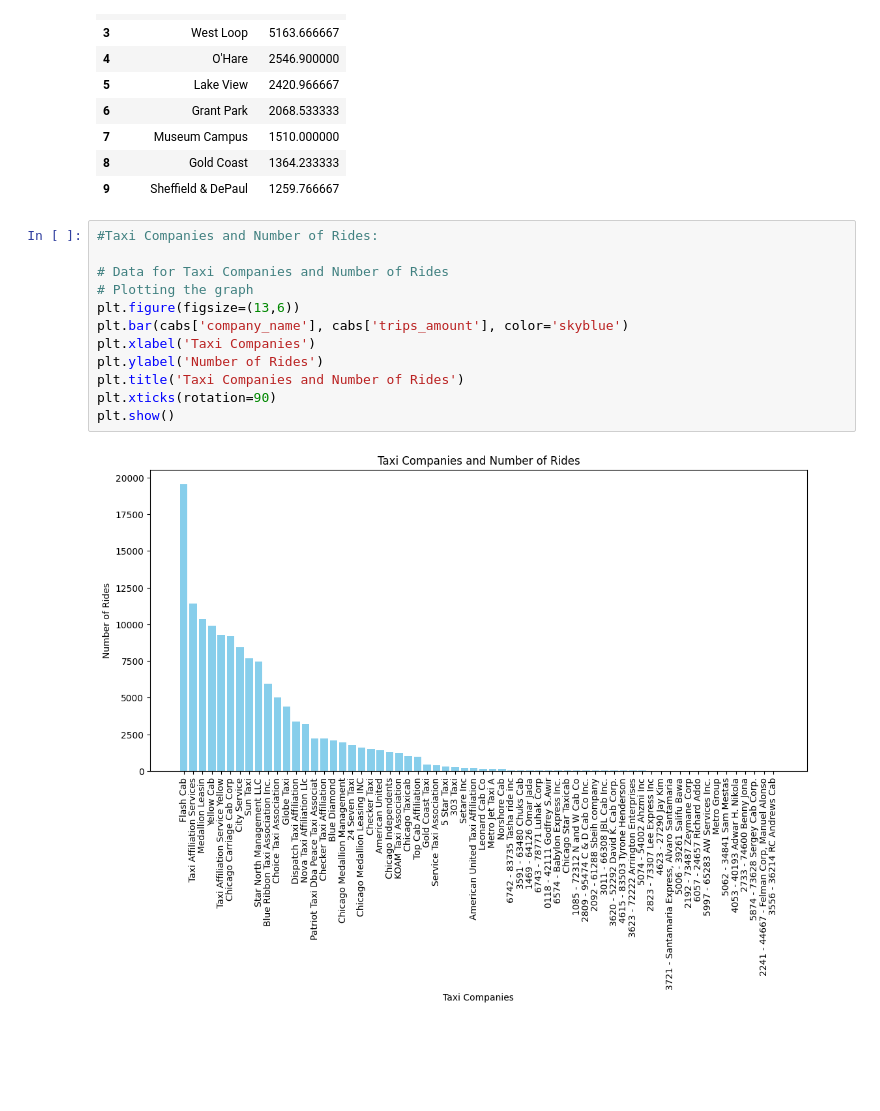
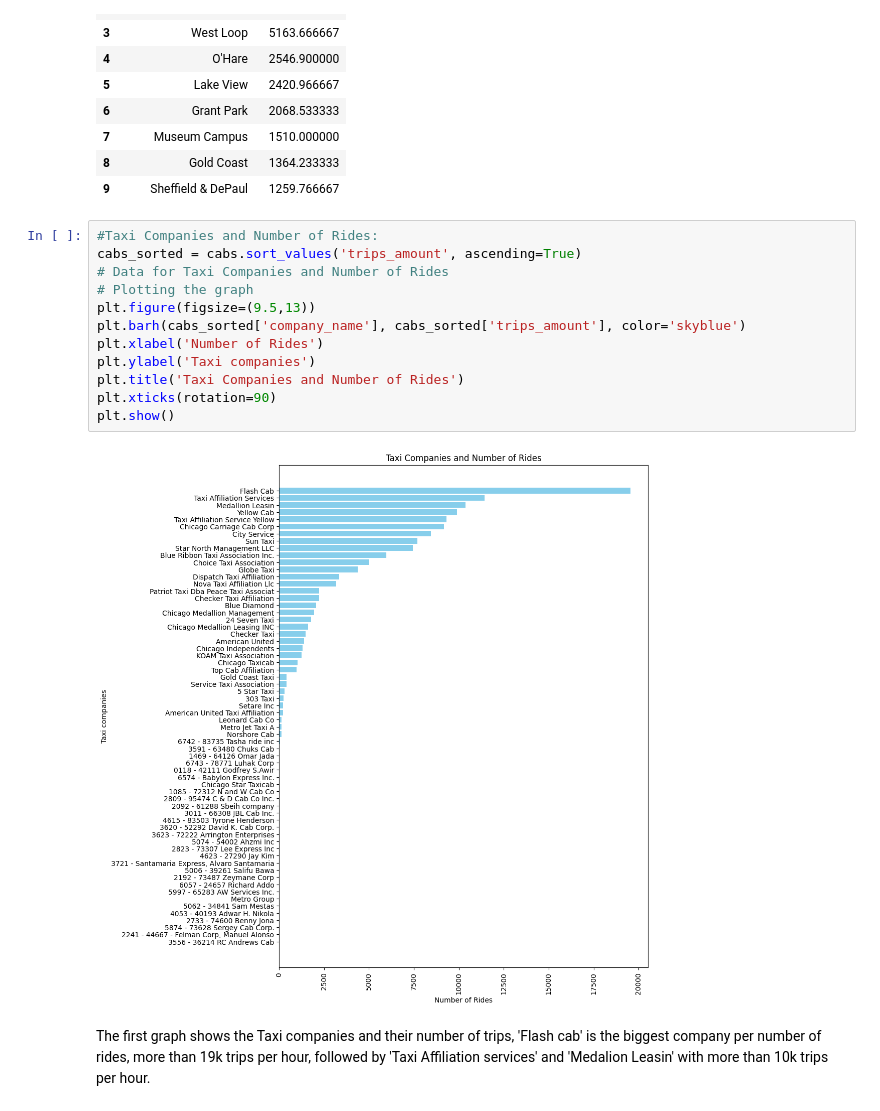
Before and after one commit to MuhammadElias/cab_rides, a Jupyter notebook: EDA.ipynb, the cells around one changed output. Saved outputs shown, nothing was run; the diff lists cells and outputs as text; blank space fills up the shorter version.

```diff
--- a/EDA.ipynb
+++ b/EDA.ipynb
@@ -46,17 +125,19 @@ display(top_10)
 | 9 | Sheffield & DePaul | 1259.766667 |
 # %%
 #Taxi Companies and Number of Rides:
-
+cabs_sorted = cabs.sort_values('trips_amount', ascending=True)
 # Data for Taxi Companies and Number of Rides
 # Plotting the graph
-plt.figure(figsize=(13,6))
-plt.bar(cabs['company_name'], cabs['trips_amount'], color='skyblue')
-plt.xlabel('Taxi Companies')
-plt.ylabel('Number of Rides')
+plt.figure(figsize=(9.5,13))
+plt.barh(cabs_sorted['company_name'], cabs_sorted['trips_amount'], color='skyblue')
+plt.xlabel('Number of Rides')
+plt.ylabel('Taxi companies')
 plt.title('Taxi Companies and Number of Rides')
 plt.xticks(rotation=90)
 plt.show()
 # %% [output]
-[figure, old version]
+[figure, new version]
+# %% [markdown]
+The first graph shows the Taxi companies and their number of trips, 'Flash cab' is the biggest company per number of rides, more than 19k trips per hour, followed by 'Taxi Affiliation services' and 'Medalion Leasin' with more than 10k trips per hour.
 # %%
 # Top 10 Neighborhoods by Number of Dropoffs:
```
Also changed, not shown: parts of 10 cells of this notebook.
